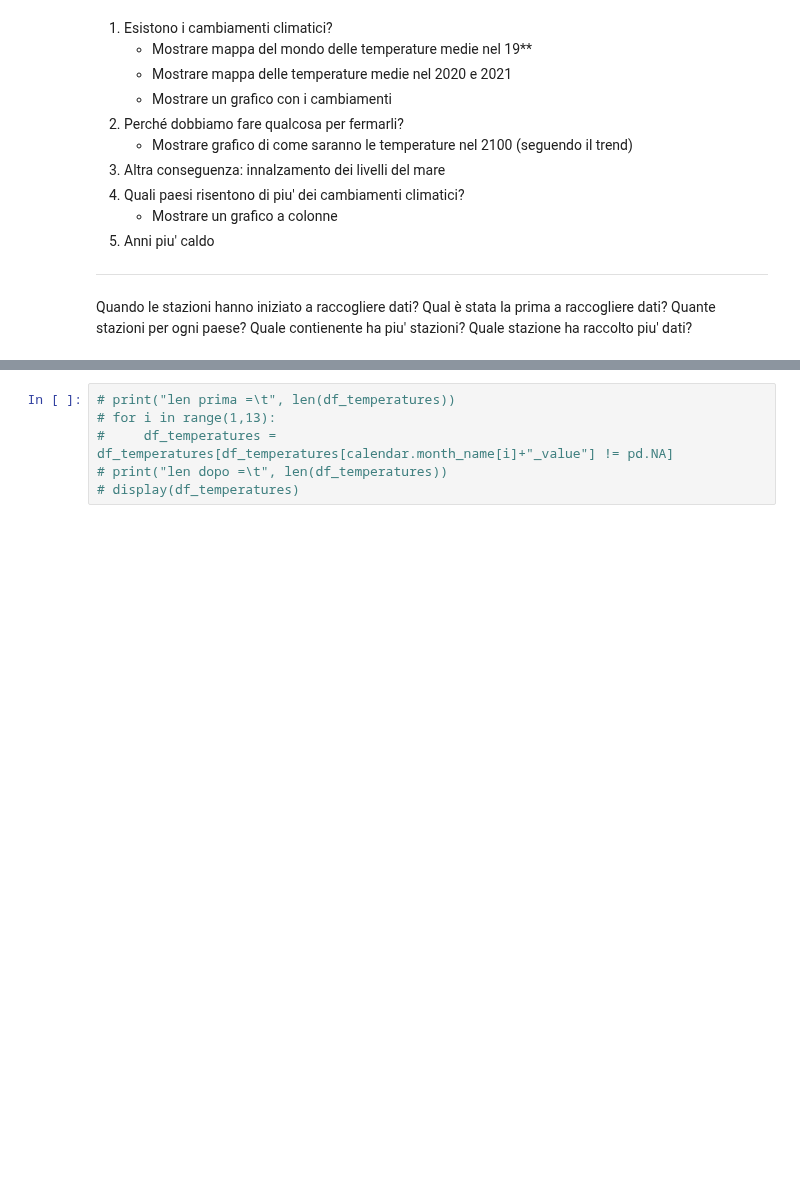
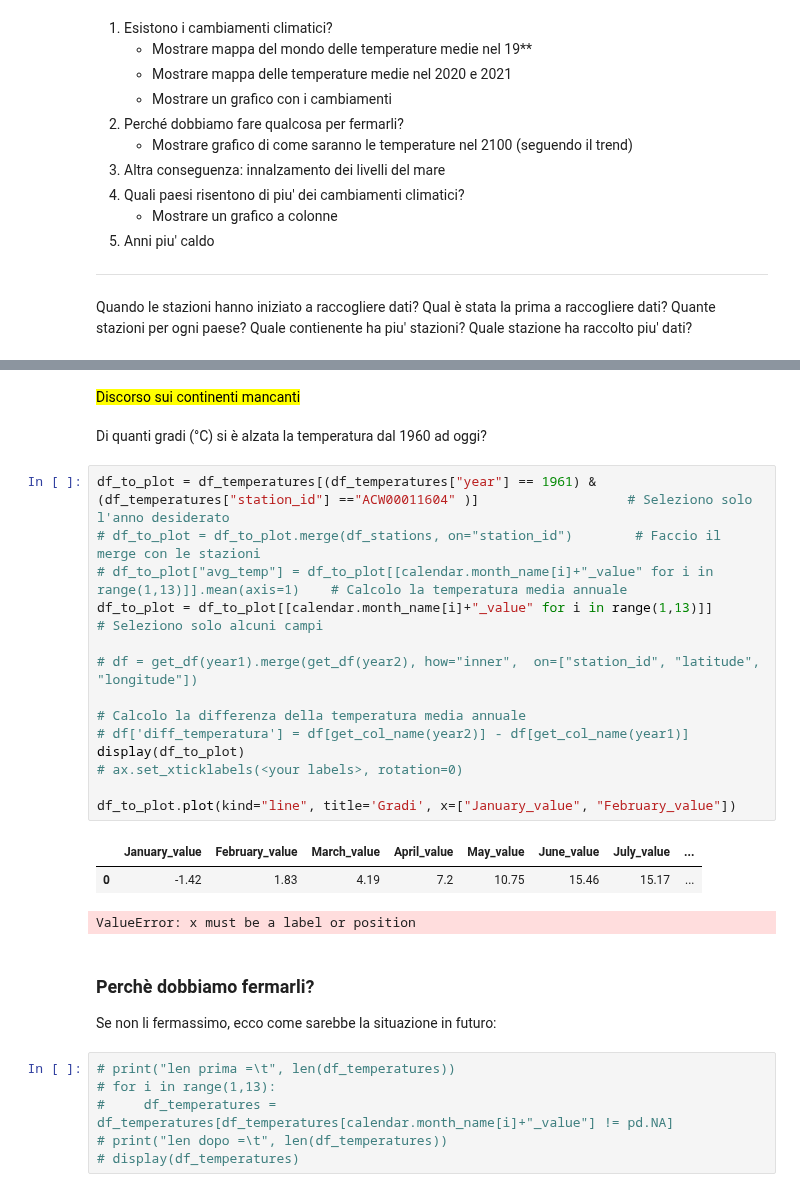
Before and after one commit to ElenaCurti/big-data, a Jupyter notebook: Attivita_03_DataAnalytics/file.ipynb, the cells around one changed output, grey strips where cells are left out. Drawn from its saved outputs; the diff is of its cells as text; blank space fills up the shorter version.

```diff
--- a/Attivita_03_DataAnalytics/file.ipynb
+++ b/Attivita_03_DataAnalytics/file.ipynb
@@ -245,3 +264,29 @@ plot_map_difference_temperatures([1960, 1980, 2000, 2020])
+# %% [markdown]
+<mark>
+Discorso sui continenti mancanti
+# %% [markdown]
+Di quanti gradi (°C) si è alzata la temperatura dal 1960 ad oggi?
+# %%
+df_to_plot = df_temperatures[(df_temperatures["year"] == 1961) & (df_temperatures["station_id"] =="ACW00011604" )]                   # Seleziono solo l'anno desiderato
+# df_to_plot = df_to_plot.merge(df_stations, on="station_id")        # Faccio il merge con le stazioni
+# df_to_plot["avg_temp"] = df_to_plot[[calendar.month_name[i]+"_value" for i in range(1,13)]].mean(axis=1)    # Calcolo la temperatura media annuale
+df_to_plot = df_to_plot[[calendar.month_name[i]+"_value" for i in range(1,13)]]                         # Seleziono solo alcuni campi
+
+# df = get_df(year1).merge(get_df(year2), how="inner",  on=["station_id", "latitude", "longitude"])
+
+# Calcolo la differenza della temperatura media annuale
+# df['diff_temperatura'] = df[get_col_name(year2)] - df[get_col_name(year1)]
+display(df_to_plot)
+# ax.set_xticklabels(<your labels>, rotation=0)
+
+df_to_plot.plot(kind="line", title='Gradi', x=["January_value", "February_value"])
+# %% [output]
+|  | January_value | February_value | March_value | April_value | May_value | June_value | July_value | ... |
+| 0 | -1.42 | 1.83 | 4.19 | 7.2 | 10.75 | 15.46 | 15.17 | ... |
+ValueError: x must be a label or position
+# %% [markdown]
+### Perchè dobbiamo fermarli?
+Se non li fermassimo, ecco come sarebbe la situazione in futuro:
 # %%
 # print("len prima =\t", len(df_temperatures))
 # for i in range(1,13):
```
Also changed, not shown: parts of 2 cells of this notebook.
